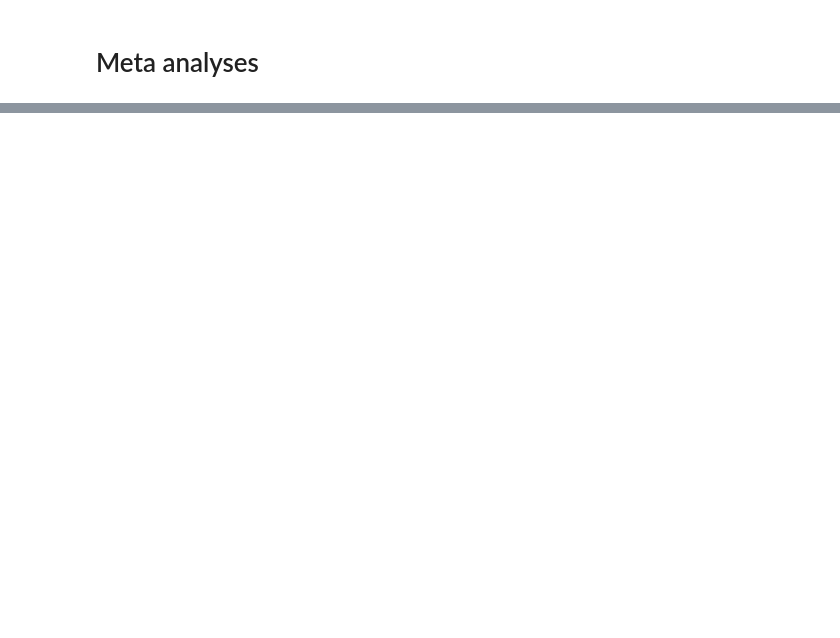
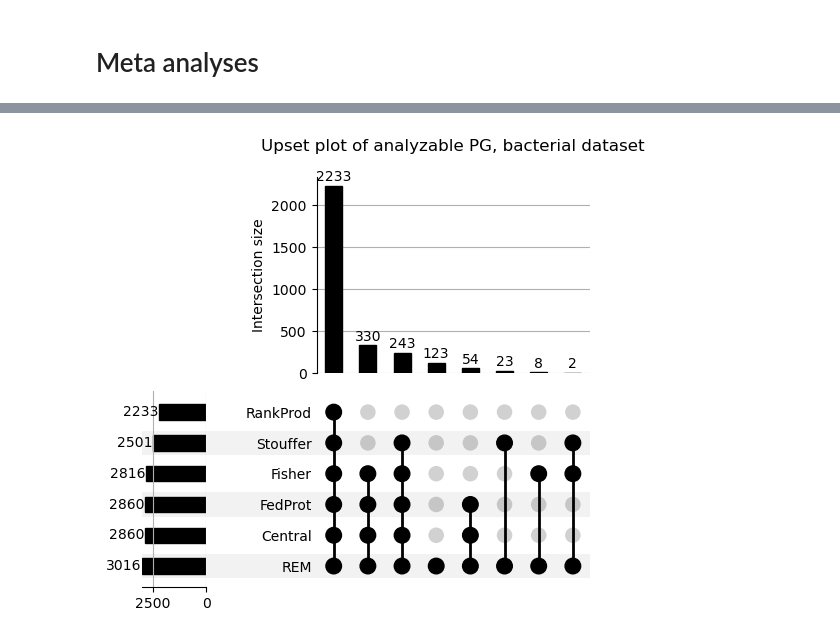
Before and after one commit to Freddsle/FedProt, a Jupyter notebook: evaluation/bacterial/03_prot_intersection.ipynb, the cells around one changed output, grey strips where cells are left out. Saved outputs shown, nothing was run; the diff lists cells and outputs as text; code cells hidden in the pictures; blank space fills up the shorter version.

```diff
--- a/evaluation/bacterial/03_prot_intersection.ipynb
+++ b/evaluation/bacterial/03_prot_intersection.ipynb
@@ -41,3 +67,16 @@ balanced_plot = upset_plot.generate_upset_plot(
+# %%
+results = create_separate_df("imbalanced")
+
+balanced_plot = upset_plot.generate_upset_plot(
+    results,
+    colname='proteins',
+    title='Upset plot of analyzable PG, bacterial dataset\n',
+    categories=results.keys(),
+    save_plot=True,
+    path_svg='/home/yuliya/repos/cosybio/FedProt/evaluation/bacterial/imbalanced/upset_plot_imbalanced_v2.svg',
+)
+# %% [output]
+[figure, added]
 # %%
 balanced_plot = upset_plot.generate_upset_plot(
     filter_list_META['imbalanced'],
```
Also changed, not shown: parts of 6 cells of this notebook, 14 other files.
